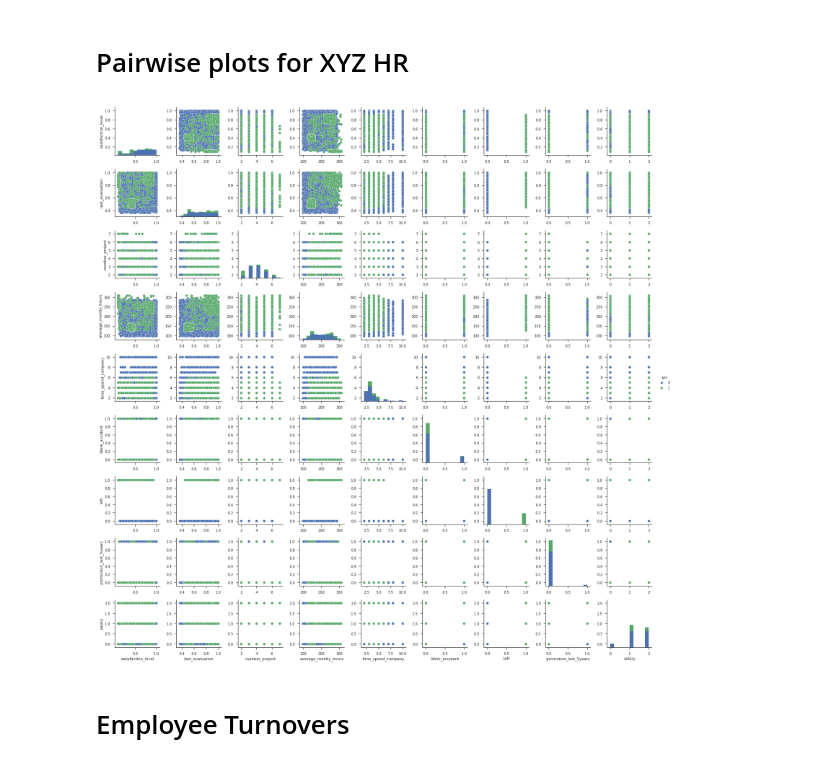
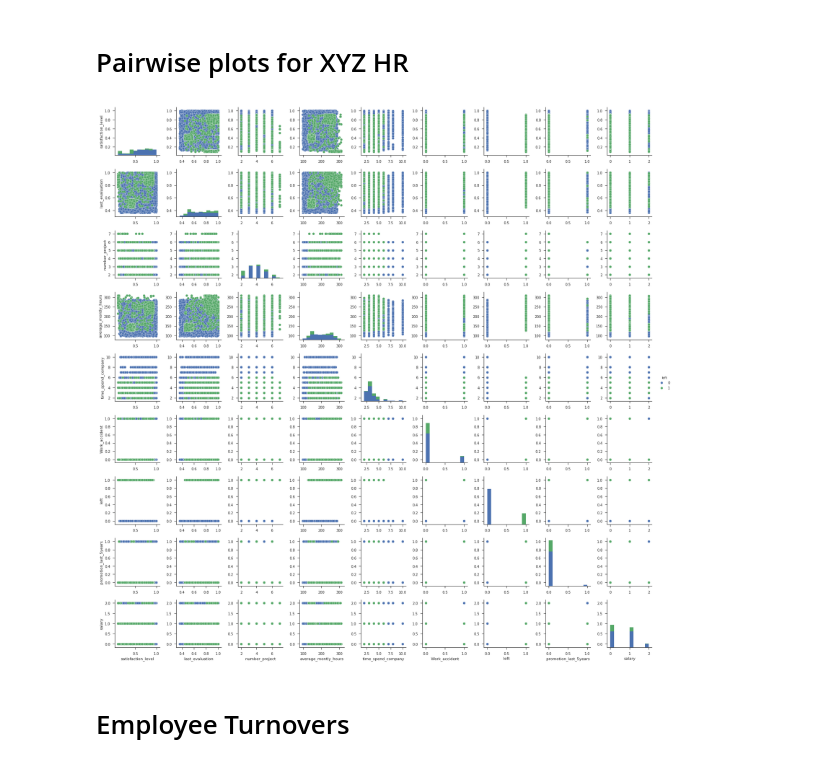
Before and after one commit to Wajih-Sid/Data-Science-Project, a Jupyter notebook: Project-Smoted.ipynb, the cells around one changed output. Saved outputs shown, nothing was run; the diff lists cells and outputs as text; code cells hidden in the pictures.

```diff
--- a/Project-Smoted.ipynb
+++ b/Project-Smoted.ipynb
@@ -76,12 +81,24 @@ plt.show()
 # %% [markdown]
 # Pairwise plots for XYZ HR
-# %%
-xyz_df = copy.deepcopy(xyz_data)
-xyz_df.salary  = pd.Categorical(xyz_df.salary).codes
-g = sns.pairplot(xyz_df, hue='left')
-plt.show()
-# %% [output]
-[figure, removed]
+# %%
+xyz_df = copy.deepcopy(xyz_data)
+xyz_df_cpy = copy.deepcopy(xyz_df)
+
+def get_inc(sal):
+    if sal == 'low':
+        return 0
+    elif sal == 'medium':
+        return 1
+    else:
+        return 2
+
+incomes = [get_inc(x) for x in xyz_df_cpy["salary"].values]
+xyz_df_cpy["salary"] = incomes
+
+g = sns.pairplot(xyz_df_cpy, hue='left')
+plt.show()
+# %% [output]
+[figure, added]
 # %% [markdown]
 # Employee Turnovers
 # %%
```
Also changed, not shown: parts of 7 cells of this notebook, 1 other file.
